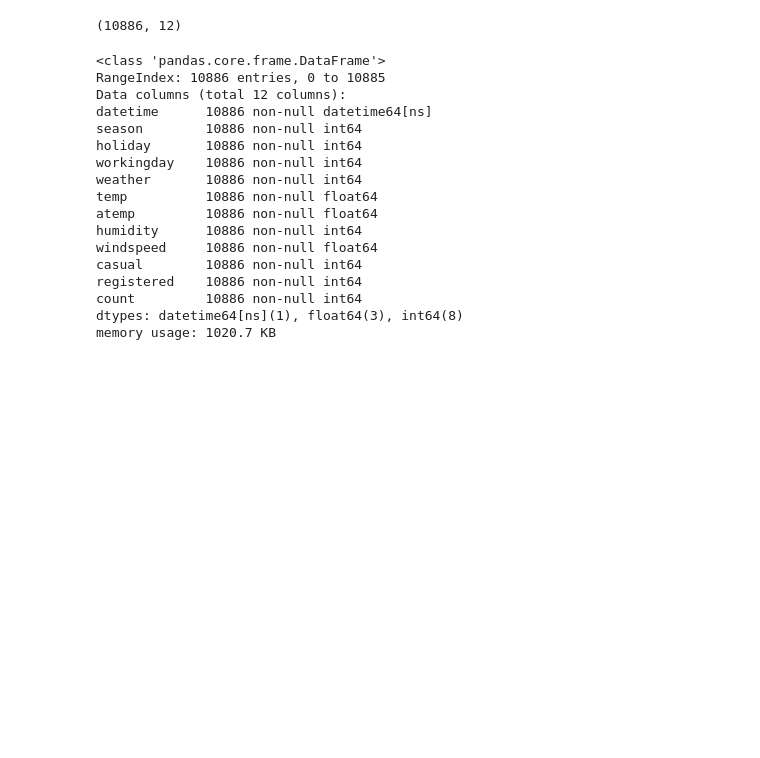
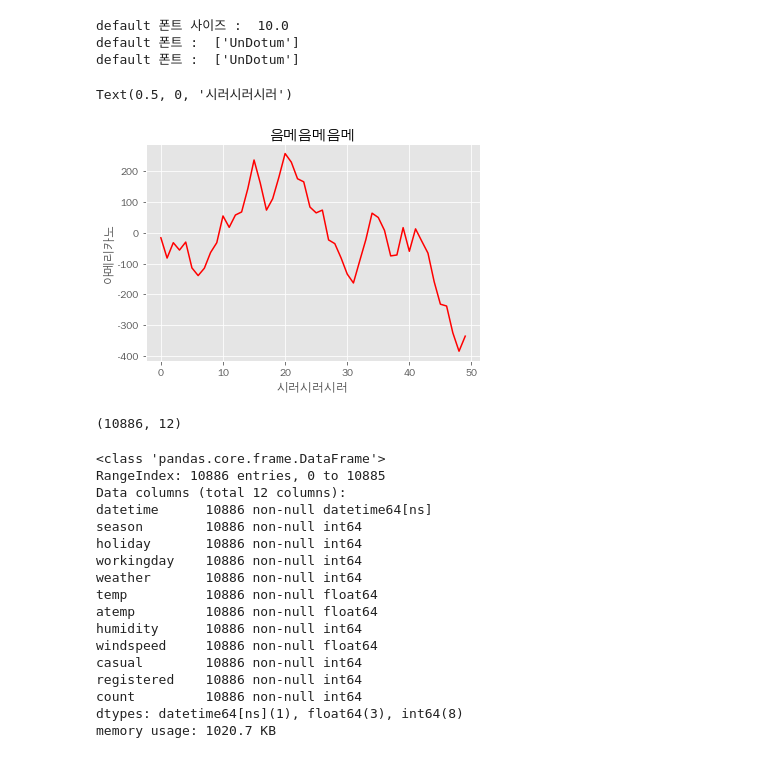
Before and after one commit to ureChanger/KaggleCompetition, a Jupyter notebook: bike-sharing-demand-EDA.ipynb, the cells around one changed output. Cells and saved outputs as stored; diff of their text form; code cells hidden in the pictures; blank space fills up the shorter version.

```diff
--- a/bike-sharing-demand-EDA.ipynb
+++ b/bike-sharing-demand-EDA.ipynb
@@ -46,3 +70,21 @@ font_helper_url = "http://corazzon.github.io/matplotlib_font_setting"
+# %%
+#matplotlib.rcParams[]을 사용한 전역 폰트 설정
+print("default 폰트 사이즈 : ", plt.rcParams['font.size'])
+print("default 폰트 : ", plt.rcParams['font.family'])
+
+plt.rcParams['font.family'] = 'UnDotum'
+print("default 폰트 : ", plt.rcParams['font.family'])
+
+plt.plot(range(50), data, 'r')
+plt.title('음메음메음메')
+plt.ylabel('아메리카노')
+plt.xlabel('시러시러시러')
+# %% [output]
+default 폰트 사이즈 :  10.0
+default 폰트 :  ['UnDotum']
+default 폰트 :  ['UnDotum']
+Text(0.5, 0, '시러시러시러')
+[figure, added]
 # %%
 train = pd.read_csv("data/train.csv", parse_dates=["datetime"])
 train.shape
```
Also changed, not shown: parts of 6 cells of this notebook, 4 other files.
